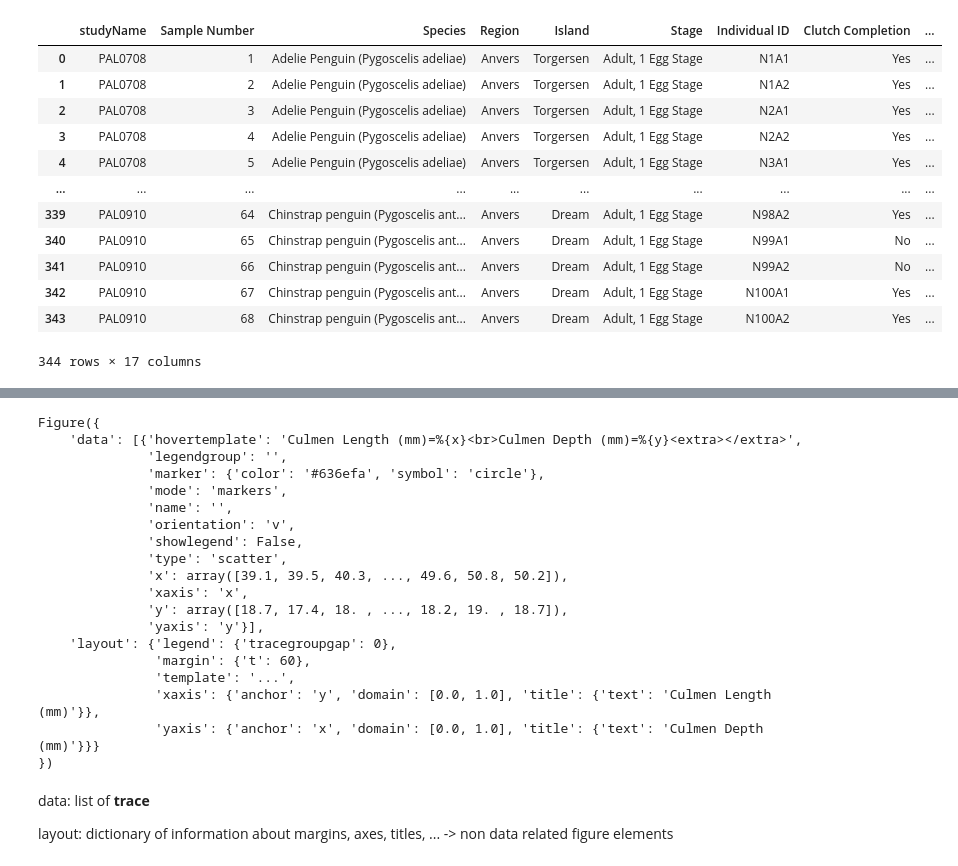
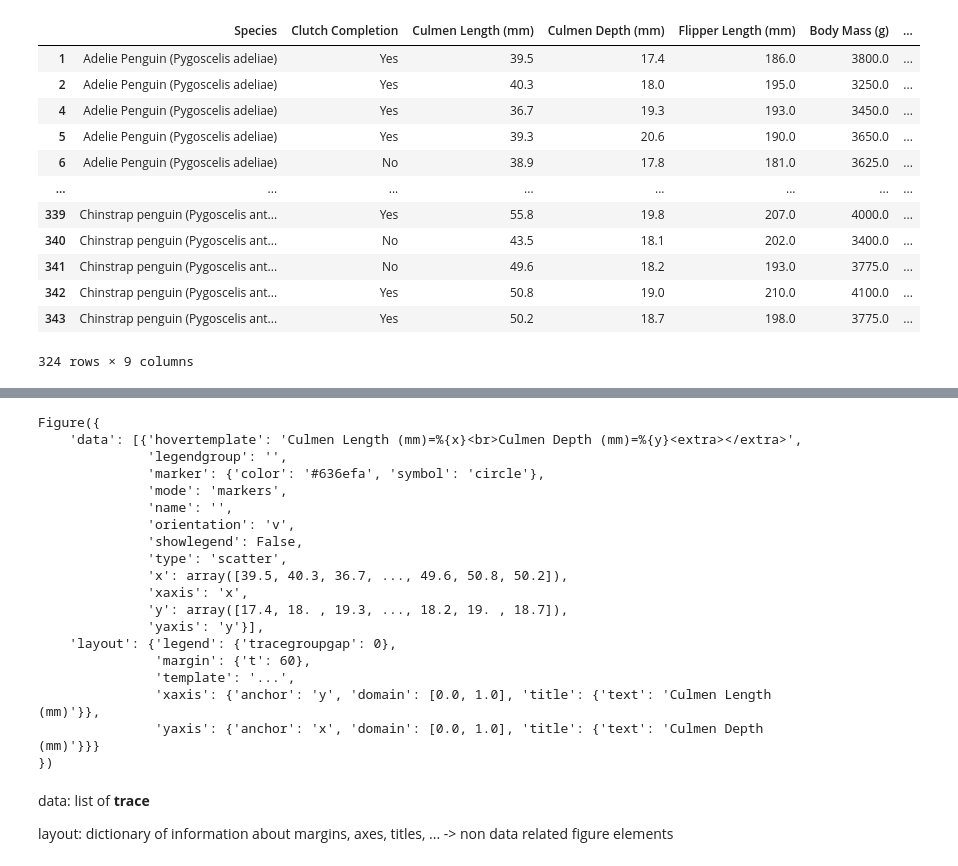
Before and after one commit to sib-swiss/intermediate-python-training, a Jupyter notebook: course3/01_plotly_basics.ipynb, the cells around one changed output, grey strips where cells are left out. Cells and saved outputs as stored; diff of their text form; code cells hidden in the pictures.

```diff
--- a/course3/01_plotly_basics.ipynb
+++ b/course3/01_plotly_basics.ipynb
@@ -1,23 +1,33 @@
 # %%
 import pandas as pd
 import numpy as np
 
 df = pd.read_csv("../../../intro-machine-learning-training/data/horst2020_palmerpenguins_raw.csv")
+
+
+kept_columns = [ 'Species',  'Clutch Completion', 'Culmen Length (mm)',
+       'Culmen Depth (mm)', 'Flipper Length (mm)', 'Body Mass (g)', 'Sex',
+       'Delta 15 N (o/oo)', 'Delta 13 C (o/oo)']
+
+
+df = df.loc[: , kept_columns ]
+
+df = df.loc[ df.isna().sum(axis=1) == 0 , : ]
 df
 # %% [output]
-|  | studyName | Sample Number | Species | Region | Island | Stage | Individual ID | Clutch Completion | ... |
-| 0 | PAL0708 | 1 | Adelie Penguin (Pygoscelis adeliae) | Anvers | Torgersen | Adult, 1 Egg Stage | N1A1 | Yes | ... |
-| 1 | PAL0708 | 2 | Adelie Penguin (Pygoscelis adeliae) | Anvers | Torgersen | Adult, 1 Egg Stage | N1A2 | Yes | ... |
-| 2 | PAL0708 | 3 | Adelie Penguin (Pygoscelis adeliae) | Anvers | Torgersen | Adult, 1 Egg Stage | N2A1 | Yes | ... |
-| 3 | PAL0708 | 4 | Adelie Penguin (Pygoscelis adeliae) | Anvers | Torgersen | Adult, 1 Egg Stage | N2A2 | Yes | ... |
-| 4 | PAL0708 | 5 | Adelie Penguin (Pygoscelis adeliae) | Anvers | Torgersen | Adult, 1 Egg Stage | N3A1 | Yes | ... |
-| ... | ... | ... | ... | ... | ... | ... | ... | ... | ... |
-| 339 | PAL0910 | 64 | Chinstrap penguin (Pygoscelis ant... | Anvers | Dream | Adult, 1 Egg Stage | N98A2 | Yes | ... |
-| 340 | PAL0910 | 65 | Chinstrap penguin (Pygoscelis ant... | Anvers | Dream | Adult, 1 Egg Stage | N99A1 | No | ... |
-| 341 | PAL0910 | 66 | Chinstrap penguin (Pygoscelis ant... | Anvers | Dream | Adult, 1 Egg Stage | N99A2 | No | ... |
-| 342 | PAL0910 | 67 | Chinstrap penguin (Pygoscelis ant... | Anvers | Dream | Adult, 1 Egg Stage | N100A1 | Yes | ... |
-| 343 | PAL0910 | 68 | Chinstrap penguin (Pygoscelis ant... | Anvers | Dream | Adult, 1 Egg Stage | N100A2 | Yes | ... |
+|  | Species | Clutch Completion | Culmen Length (mm) | Culmen Depth (mm) | Flipper Length (mm) | Body Mass (g) | ... |
+| 1 | Adelie Penguin (Pygoscelis adeliae) | Yes | 39.5 | 17.4 | 186.0 | 3800.0 | ... |
+| 2 | Adelie Penguin (Pygoscelis adeliae) | Yes | 40.3 | 18.0 | 195.0 | 3250.0 | ... |
+| 4 | Adelie Penguin (Pygoscelis adeliae) | Yes | 36.7 | 19.3 | 193.0 | 3450.0 | ... |
+| 5 | Adelie Penguin (Pygoscelis adeliae) | Yes | 39.3 | 20.6 | 190.0 | 3650.0 | ... |
+| 6 | Adelie Penguin (Pygoscelis adeliae) | No | 38.9 | 17.8 | 181.0 | 3625.0 | ... |
+| ... | ... | ... | ... | ... | ... | ... | ... |
+| 339 | Chinstrap penguin (Pygoscelis ant... | Yes | 55.8 | 19.8 | 207.0 | 4000.0 | ... |
+| 340 | Chinstrap penguin (Pygoscelis ant... | No | 43.5 | 18.1 | 202.0 | 3400.0 | ... |
+| 341 | Chinstrap penguin (Pygoscelis ant... | No | 49.6 | 18.2 | 193.0 | 3775.0 | ... |
+| 342 | Chinstrap penguin (Pygoscelis ant... | Yes | 50.8 | 19.0 | 210.0 | 4100.0 | ... |
+| 343 | Chinstrap penguin (Pygoscelis ant... | Yes | 50.2 | 18.7 | 198.0 | 3775.0 | ... |
-344 rows × 17 columns
+324 rows × 9 columns
 # %%
 import plotly.express as px
 # %%
@@ -37,9 +47,9 @@ Figure({
               'orientation': 'v',
               'showlegend': False,
               'type': 'scatter',
-              'x': array([39.1, 39.5, 40.3, ..., 49.6, 50.8, 50.2]),
+              'x': array([39.5, 40.3, 36.7, ..., 49.6, 50.8, 50.2]),
               'xaxis': 'x',
-              'y': array([18.7, 17.4, 18. , ..., 18.2, 19. , 18.7]),
+              'y': array([17.4, 18. , 19.3, ..., 18.2, 19. , 18.7]),
               'yaxis': 'y'}],
     'layout': {'legend': {'tracegroupgap': 0},
                'margin': {'t': 60},
```
Also changed, not shown: parts of 19 cells of this notebook, 16 other files.
